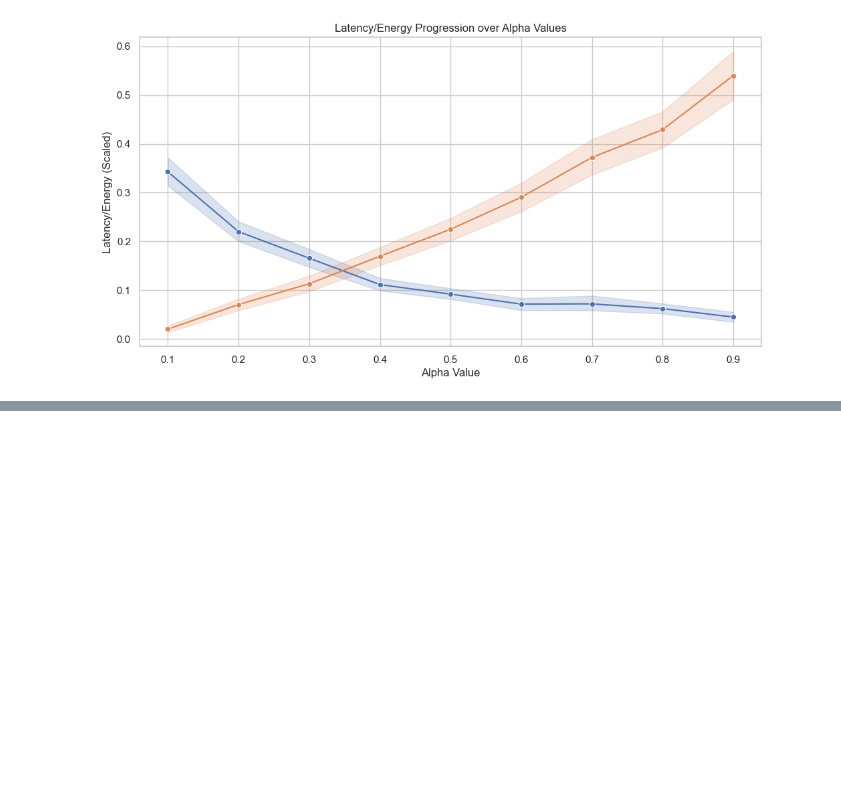
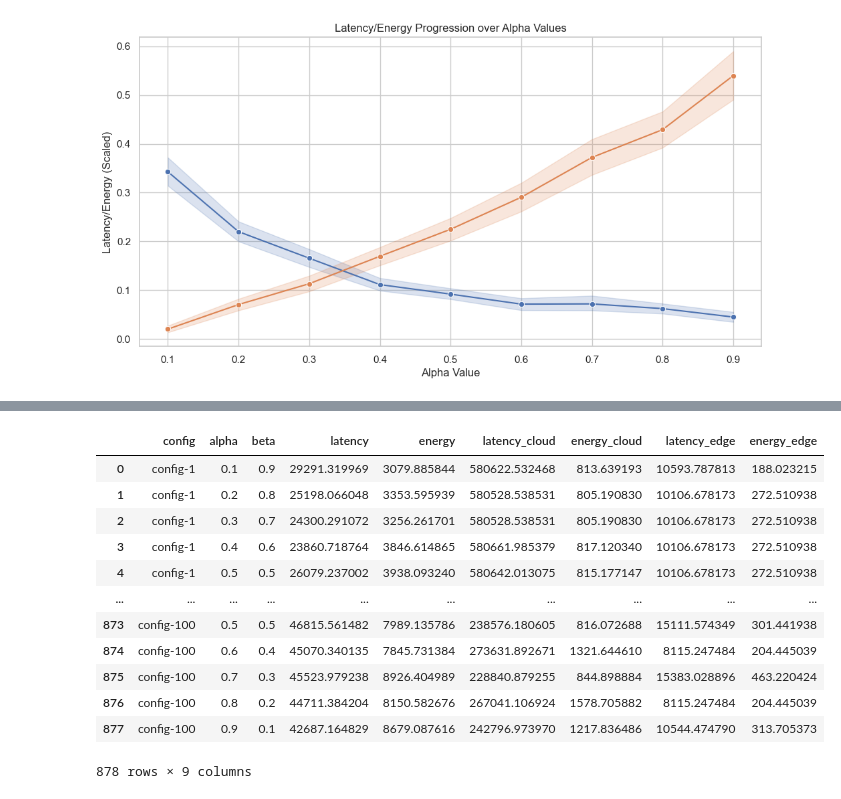
Before and after one commit to mpgallage/computing-continuum-simulator, a Jupyter notebook: analysis.ipynb, the cells around one changed output, grey strips where cells are left out. Cells and saved outputs as stored; diff of their text form; code cells hidden in the pictures; blank space fills up the shorter version.

```diff
--- a/analysis.ipynb
+++ b/analysis.ipynb
@@ -139,0 +187,48 @@ plt.show()
+# %%
+file_path = 'results_edge.csv'
+edge_data = pd.read_csv(file_path)
+
+# Filtering out rows where latency or energy is infinity
+edge_data = edge_data[(edge_data['latency'] != float('inf')) & (edge_data['energy'] != float('inf'))]
+
+raw_edge_data = edge_data.copy()
+
+# Initialize MinMaxScaler
+scaler = MinMaxScaler()
+
+# Scale energy and latency for each configuration
+for config in edge_data['config'].unique():
+    # Extract rows for the current configuration
+    config_data = edge_data[edge_data['config'] == config]
+
+    # Scale energy and latency
+    edge_data.loc[edge_data['config'] == config, ['energy', 'latency']] = scaler.fit_transform(config_data[['energy', 'latency']])
+
+# Filter for generation 200
+gen_200_edge_data = edge_data[edge_data['generations'] == 200].copy()
+gen_200_raw_edge_data = raw_edge_data[raw_edge_data['generations'] == 200].copy()
+# %%
+# Merging the three dataframes on the 'config' column
+combined_row_data = pd.merge(gen_200_raw_data[['config','alpha', 'beta', 'latency', 'energy']],
+                             gen_200_raw_cloud_data[['config', 'alpha', 'beta', 'latency', 'energy']],
+                             on=['config', 'alpha', 'beta'], suffixes=('', '_cloud'))
+
+combined_row_data = pd.merge(combined_row_data,
+                             gen_200_raw_edge_data[['config', 'alpha', 'beta', 'latency', 'energy']],
+                             on=['config', 'alpha', 'beta'], suffixes=('', '_edge'))
+
+combined_row_data
+# %% [output]
+|  | config | alpha | beta | latency | energy | latency_cloud | energy_cloud | latency_edge | energy_edge |
+| 0 | config-1 | 0.1 | 0.9 | 29291.319969 | 3079.885844 | 580622.532468 | 813.639193 | 10593.787813 | 188.023215 |
+| 1 | config-1 | 0.2 | 0.8 | 25198.066048 | 3353.595939 | 580528.538531 | 805.190830 | 10106.678173 | 272.510938 |
+| 2 | config-1 | 0.3 | 0.7 | 24300.291072 | 3256.261701 | 580528.538531 | 805.190830 | 10106.678173 | 272.510938 |
+| 3 | config-1 | 0.4 | 0.6 | 23860.718764 | 3846.614865 | 580661.985379 | 817.120340 | 10106.678173 | 272.510938 |
+| 4 | config-1 | 0.5 | 0.5 | 26079.237002 | 3938.093240 | 580642.013075 | 815.177147 | 10106.678173 | 272.510938 |
+| ... | ... | ... | ... | ... | ... | ... | ... | ... | ... |
+| 873 | config-100 | 0.5 | 0.5 | 46815.561482 | 7989.135786 | 238576.180605 | 816.072688 | 15111.574349 | 301.441938 |
+| 874 | config-100 | 0.6 | 0.4 | 45070.340135 | 7845.731384 | 273631.892671 | 1321.644610 | 8115.247484 | 204.445039 |
+| 875 | config-100 | 0.7 | 0.3 | 45523.979238 | 8926.404989 | 228840.879255 | 844.898884 | 15383.028896 | 463.220424 |
+| 876 | config-100 | 0.8 | 0.2 | 44711.384204 | 8150.582676 | 267041.106924 | 1578.705882 | 8115.247484 | 204.445039 |
+| 877 | config-100 | 0.9 | 0.1 | 42687.164829 | 8679.087616 | 242796.973970 | 1217.836486 | 10544.474790 | 313.705373 |
+878 rows × 9 columns
```
Also changed, not shown: parts of 4 cells of this notebook.
